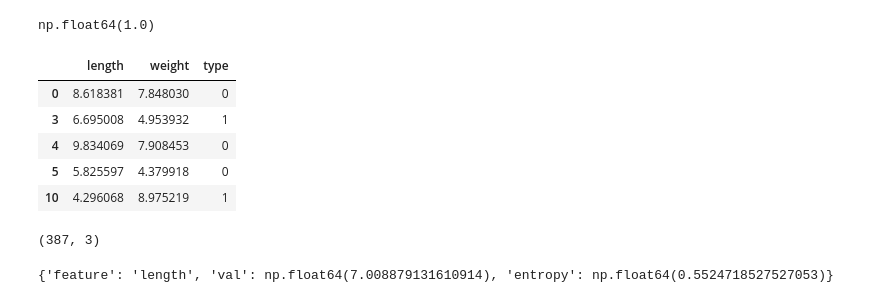
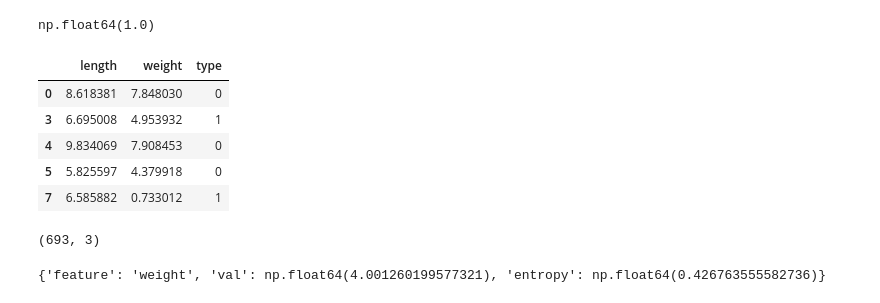
Before and after one commit to dvirhersh/python_ml, a Jupyter notebook: trees/decision_tree_ritvik.ipynb, the cells around one changed output. Saved outputs shown, nothing was run; the diff lists cells and outputs as text; code cells hidden in the pictures.

```diff
--- a/trees/decision_tree_ritvik.ipynb
+++ b/trees/decision_tree_ritvik.ipynb
@@ -73,21 +73,21 @@ def get_entropy_from_split(df, feature, val):
     return left_prop*left_entropy + right_prop*right_entropy
 # %%
 curr_df = df.copy()
-curr_df = curr_df[(curr_df.length > 3)
-                  & (curr_df.weight > 4)
+curr_df = curr_df[
+    (curr_df.length > 3)
                   ]
 curr_df.head()
 # %% [output]
 |  | length | weight | type |
 | 0 | 8.618381 | 7.848030 | 0 |
 | 3 | 6.695008 | 4.953932 | 1 |
 | 4 | 9.834069 | 7.908453 | 0 |
 | 5 | 5.825597 | 4.379918 | 0 |
-| 10 | 4.296068 | 8.975219 | 1 |
+| 7 | 6.585882 | 0.733012 | 1 |
 # %%
 curr_df.shape
 # %% [output]
-(387, 3)
+(693, 3)
 # %%
 features = ['length', 'weight']
 
@@ -108,4 +108,4 @@ for f in features:
         curr += step
 print(best_params)
 # %% [output]
-{'feature': 'length', 'val': np.float64(7.008879131610914), 'entropy': np.float64(0.5524718527527053)}
+{'feature': 'weight', 'val': np.float64(4.001260199577321), 'entropy': np.float64(0.426763555582736)}
```
